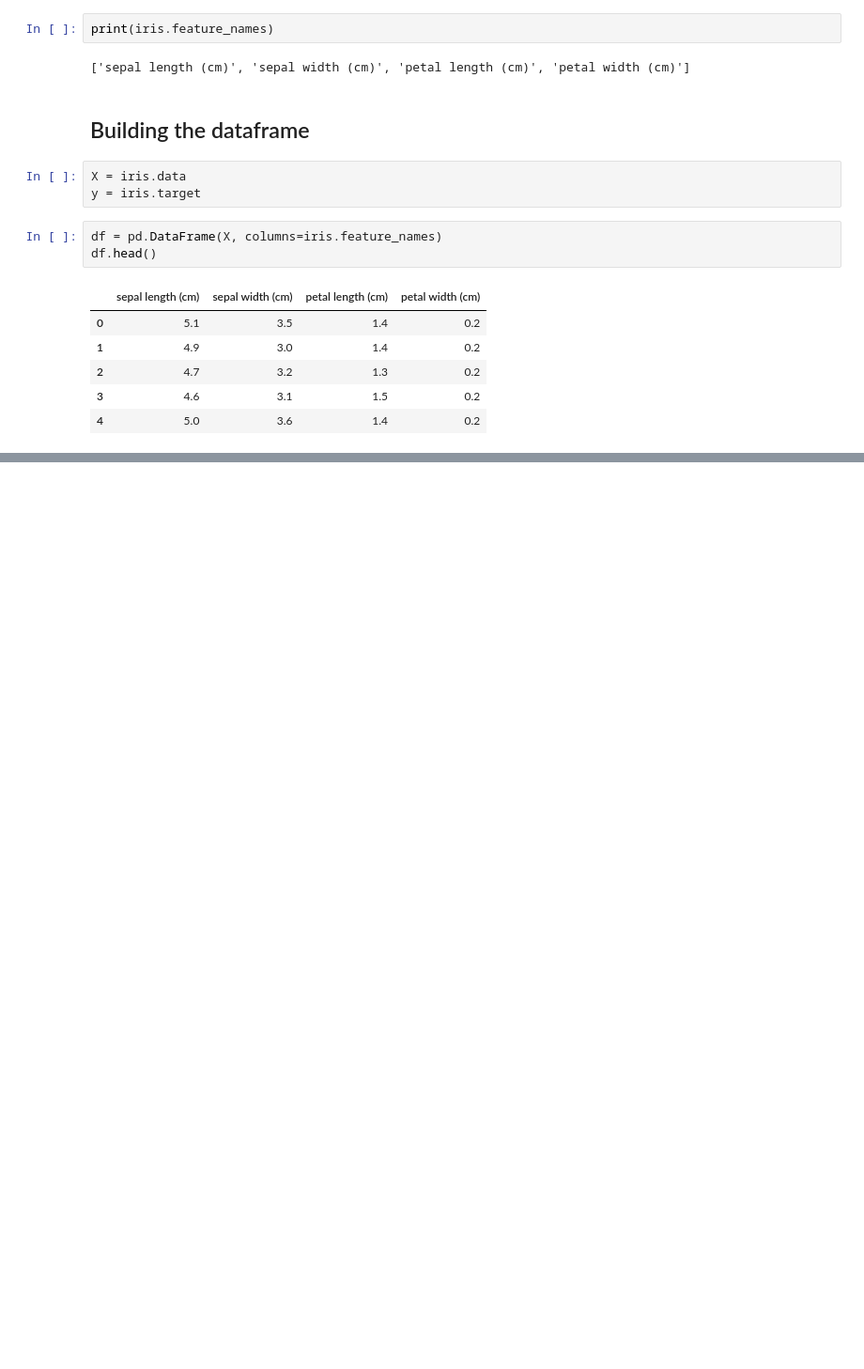
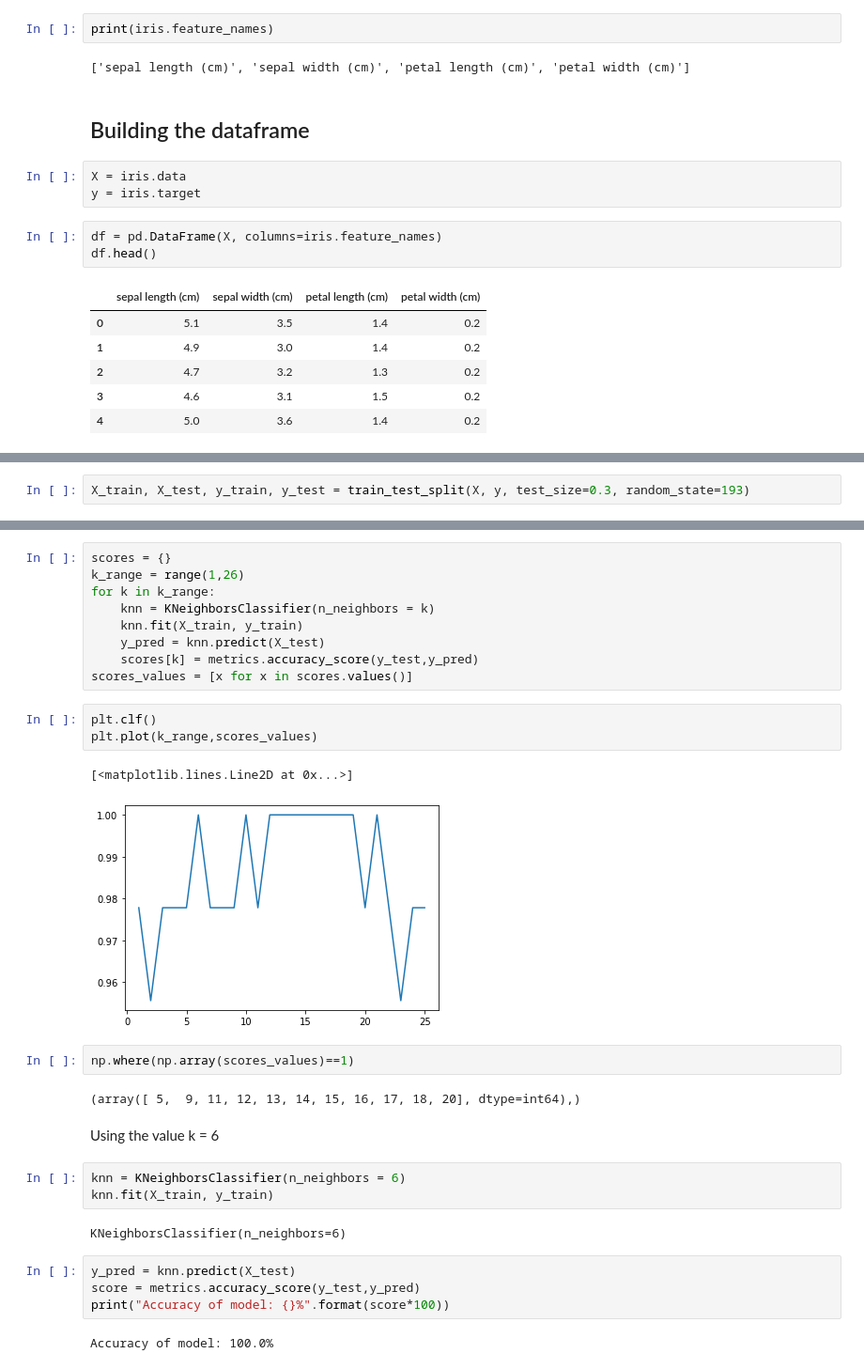
Before and after one commit to AnanduR32/ML_dataScience_Basics, a Jupyter notebook: Case Studies/Python/Iris Classification/classification.ipynb, the cells around one changed output, grey strips where cells are left out. Shown at 94% size. Cells and saved outputs as stored; diff of their text form; blank space fills up the shorter version.

```diff
--- a/Case Studies/Python/Iris Classification/classification.ipynb
+++ b/Case Studies/Python/Iris Classification/classification.ipynb
@@ -89,0 +111,2 @@ array([[<AxesSubplot:xlabel='sepal length (cm)', ylabel='sepal length (cm)'>,
+# %%
+X_train, X_test, y_train, y_test = train_test_split(X, y, test_size=0.3, random_state=193)
@@ -89,0 +115,32 @@ array([[<AxesSubplot:xlabel='sepal length (cm)', ylabel='sepal length (cm)'>,
+# %%
+scores = {}
+k_range = range(1,26)
+for k in k_range:
+    knn = KNeighborsClassifier(n_neighbors = k)
+    knn.fit(X_train, y_train)
+    y_pred = knn.predict(X_test)
+    scores[k] = metrics.accuracy_score(y_test,y_pred)
+scores_values = [x for x in scores.values()]
+# %%
+plt.clf()
+plt.plot(k_range,scores_values)
+# %% [output]
+[<matplotlib.lines.Line2D at 0x...>]
+[figure, added]
+# %%
+np.where(np.array(scores_values)==1)
+# %% [output]
+(array([ 5,  9, 11, 12, 13, 14, 15, 16, 17, 18, 20], dtype=int64),)
+# %% [markdown]
+Using the value k = 6
+# %%
+knn = KNeighborsClassifier(n_neighbors = 6)
+knn.fit(X_train, y_train)
+# %% [output]
+KNeighborsClassifier(n_neighbors=6)
+# %%
+y_pred = knn.predict(X_test)
+score = metrics.accuracy_score(y_test,y_pred)
+print("Accuracy of model: {}%".format(score*100))
+# %% [output]
+Accuracy of model: 100.0%
```
Also changed, not shown: parts of 9 cells of this notebook, 1 other file.
